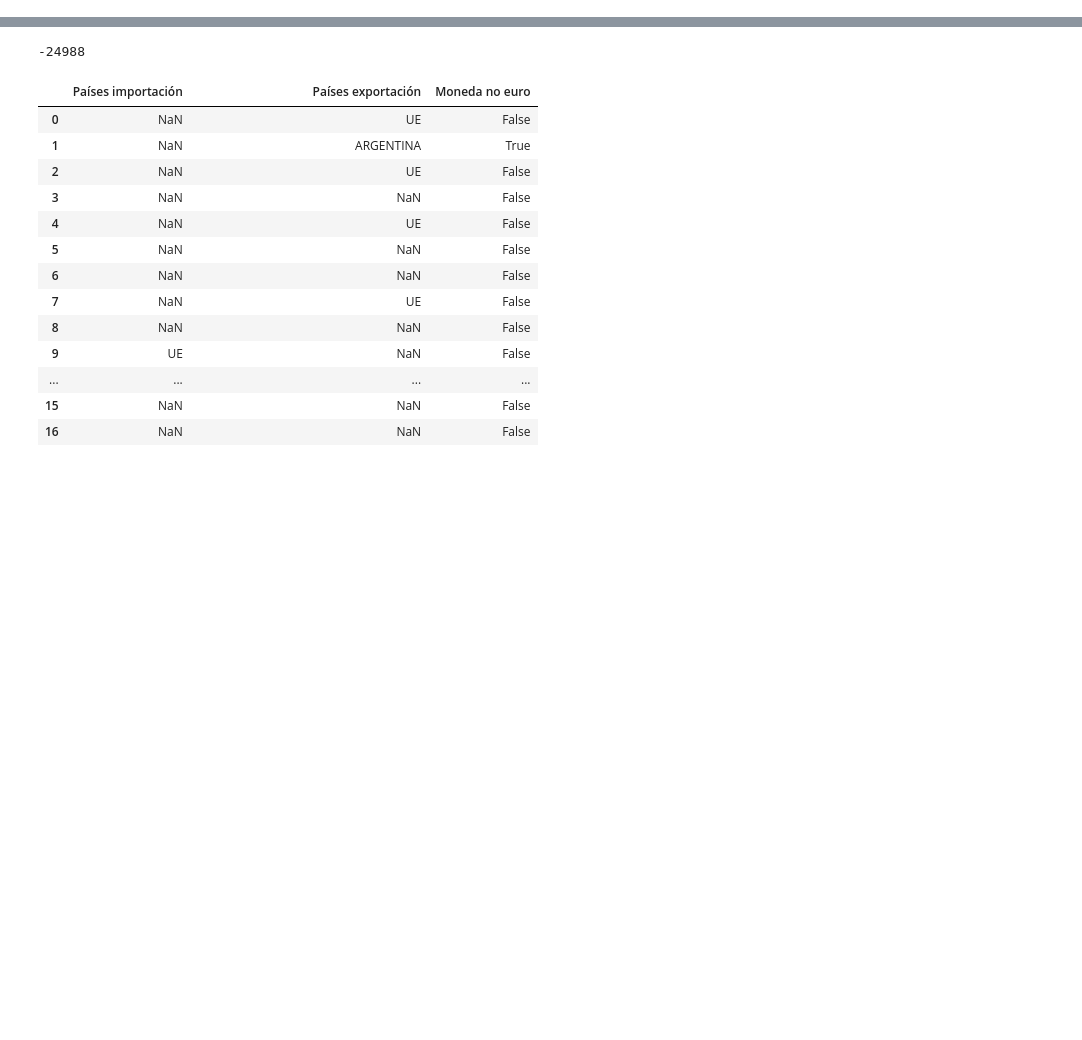
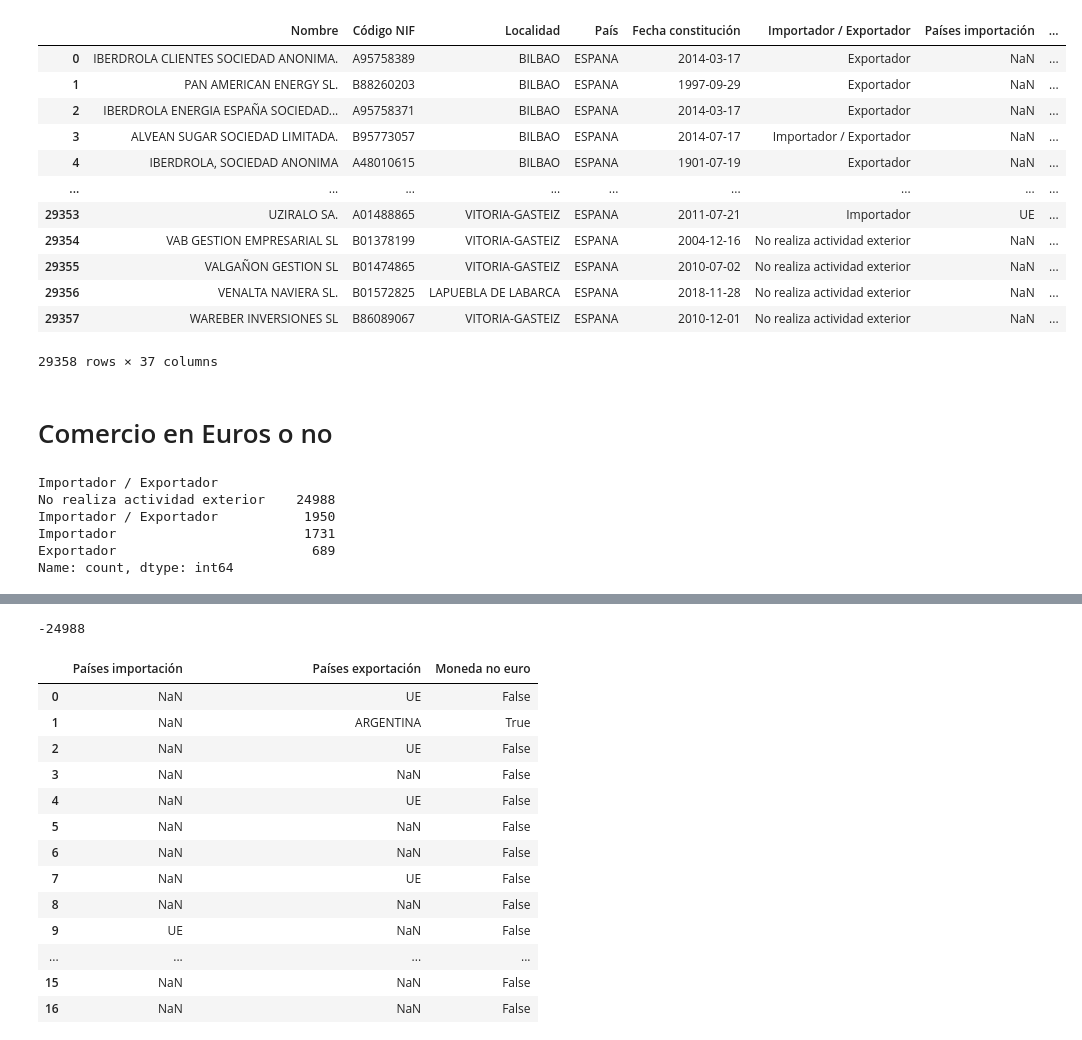
Before and after one commit to Aristondo/Equipo-Naranja, a Jupyter notebook: Reto_Procesamiento.ipynb, the cells around one changed output, grey strips where cells are left out. Cells and saved outputs as stored; diff of their text form; code cells hidden in the pictures; blank space fills up the shorter version.

```diff
--- a/Reto_Procesamiento.ipynb
+++ b/Reto_Procesamiento.ipynb
@@ -421,0 +113,5 @@ df_2020_2022["Moneda no euro"] = moneda
+# %%
+df_2022_col_comunes =  df_2022_col[df_2022_col['Código NIF'].isin(nif_comunes)]
+df_2022_col_comunes.drop_duplicates(inplace=True)
+df_2022_col_comunes.reset_index(inplace=True, drop=True)
+df_2022_col_comunes.head()
@@ -421,0 +350,33 @@ df_2020_2022["Moneda no euro"] = moneda
+# %%
+df_2020_2022 = pd.get_dummies(df_2020_2022,columns=["Mapeo Sectores","Provincia"])
+# %%
+df_2020_2022 = df_2020_2022.drop(columns=["Mapeo Sectores_Otros"])
+# %%
+df_2020_2022.drop(columns=["Código primario CNAE 2009","Literal código CNAE 2009 primario"],inplace=True)
+# %%
+df_2020_2022
+# %% [output]
+|  | Nombre | Código NIF | Localidad | País | Fecha constitución | Importador / Exportador | Países importación | ... |
+| 0 | IBERDROLA CLIENTES SOCIEDAD ANONIMA. | A95758389 | BILBAO | ESPANA | 2014-03-17 | Exportador | NaN | ... |
+| 1 | PAN AMERICAN ENERGY SL. | B88260203 | BILBAO | ESPANA | 1997-09-29 | Exportador | NaN | ... |
+| 2 | IBERDROLA ENERGIA ESPAÑA SOCIEDAD... | A95758371 | BILBAO | ESPANA | 2014-03-17 | Exportador | NaN | ... |
+| 3 | ALVEAN SUGAR SOCIEDAD LIMITADA. | B95773057 | BILBAO | ESPANA | 2014-07-17 | Importador / Exportador | NaN | ... |
+| 4 | IBERDROLA, SOCIEDAD ANONIMA | A48010615 | BILBAO | ESPANA | 1901-07-19 | Exportador | NaN | ... |
+| ... | ... | ... | ... | ... | ... | ... | ... | ... |
+| 29353 | UZIRALO SA. | A01488865 | VITORIA-GASTEIZ | ESPANA | 2011-07-21 | Importador | UE | ... |
+| 29354 | VAB GESTION EMPRESARIAL SL | B01378199 | VITORIA-GASTEIZ | ESPANA | 2004-12-16 | No realiza actividad exterior | NaN | ... |
+| 29355 | VALGAÑON GESTION SL | B01474865 | VITORIA-GASTEIZ | ESPANA | 2010-07-02 | No realiza actividad exterior | NaN | ... |
+| 29356 | VENALTA NAVIERA SL. | B01572825 | LAPUEBLA DE LABARCA | ESPANA | 2018-11-28 | No realiza actividad exterior | NaN | ... |
+| 29357 | WAREBER INVERSIONES SL | B86089067 | VITORIA-GASTEIZ | ESPANA | 2010-12-01 | No realiza actividad exterior | NaN | ... |
+29358 rows × 37 columns
+# %% [markdown]
+# Comercio en Euros o no
+# %%
+df_2020_2022["Importador / Exportador"].value_counts()
+# %% [output]
+Importador / Exportador
+No realiza actividad exterior    24988
+Importador / Exportador           1950
+Importador                        1731
+Exportador                         689
+Name: count, dtype: int64
```
Also changed, not shown: parts of 81 cells of this notebook.
